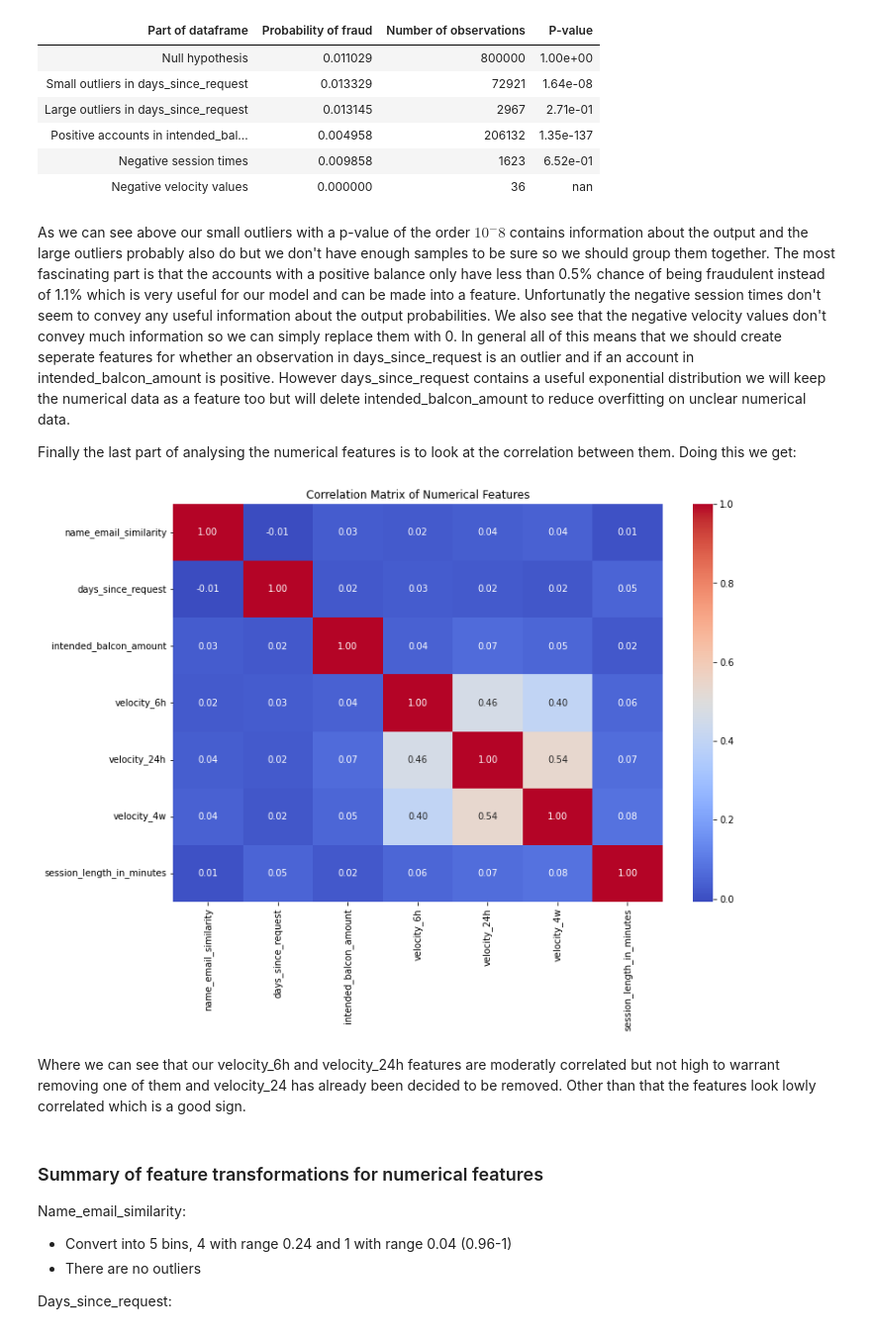
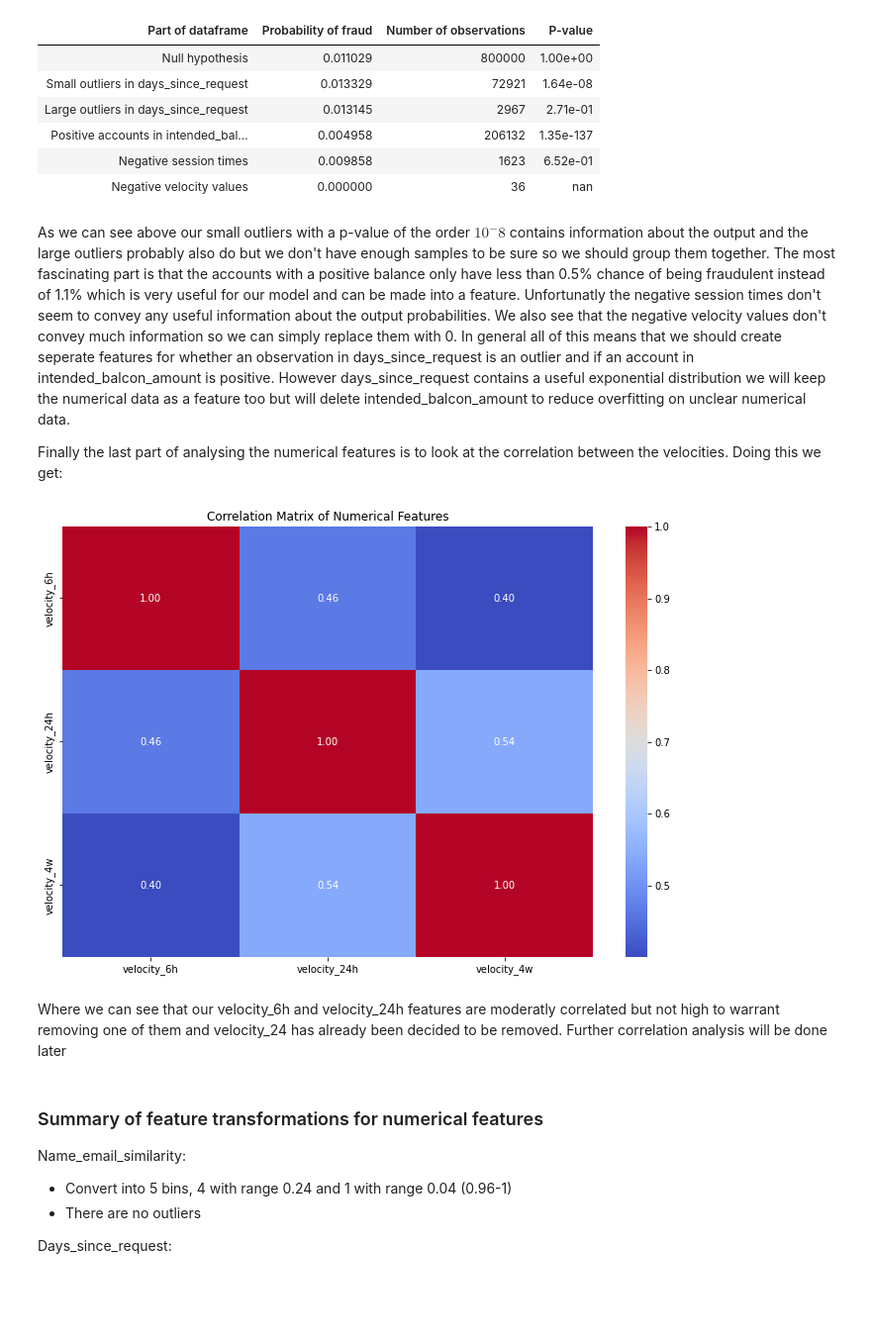
Before and after one commit to AlbinFranzen/Bank-Fraud-Detection, a Jupyter notebook: EDA.ipynb, the cells around one changed output. Shown at 99% size. Saved outputs shown, nothing was run; the diff lists cells and outputs as text; code cells hidden in the pictures; blank space fills up the shorter version.

Commit message:
Progress on high-cardinality

```diff
--- a/EDA.ipynb
+++ b/EDA.ipynb
@@ -226,18 +226,18 @@ hypothesis_df.style.format({'P-value': '{:.2e}'}).hide(axis='index')
 # %% [markdown]
 As we can see above our small outliers with a p-value of the order $10^-8$ contains information about the output and the large outliers probably also do but we don't have enough samples to be sure so we should group them together. The most fascinating part is that the accounts with a positive balance only have less than 0.5% chance of being fraudulent instead of 1.1% which is very useful for our model and can be made into a feature. Unfortunatly the negative session times don't seem to convey any useful information about the output probabilities. We also see that the negative velocity values don't convey much information so we can simply replace them with 0. In general all of this means that we should create seperate features for whether an observation in days_since_request is an outlier and if an account in intended_balcon_amount is positive. However days_since_request contains a useful exponential distribution we will keep the numerical data as a feature too but will delete intended_balcon_amount to reduce overfitting on unclear numerical data.
 
-Finally the last part of analysing the numerical features is to look at the correlation between them. Doing this we get:
+Finally the last part of analysing the numerical features is to look at the correlation between the velocities. Doing this we get:
 # %%
 # Correlation matrix for numerical features
 plt.figure(figsize=(12, 8))
-sns.heatmap(num_df.corr(), annot=True, cmap="coolwarm", fmt=".2f")
+sns.heatmap(num_df[['velocity_6h', 'velocity_24h', 'velocity_4w']].corr(), annot=True, cmap="coolwarm", fmt=".2f")
 plt.title("Correlation Matrix of Numerical Features")
 plt.show()
 # %% [output]
-[figure, old version]
+[figure, new version]
 # %% [markdown]
 
-Where we can see that our velocity_6h and velocity_24h features are moderatly correlated but not high to warrant removing one of them and velocity_24 has already been decided to be removed. Other than that the features look lowly correlated which is a good sign.
+Where we can see that our velocity_6h and velocity_24h features are moderatly correlated but not high to warrant removing one of them and velocity_24 has already been decided to be removed. Further correlation analysis will be done later
 # %% [markdown]
 ### Summary of feature transformations for numerical features
 
```
Also changed, not shown: parts of 2 cells of this notebook, 1 other file.
